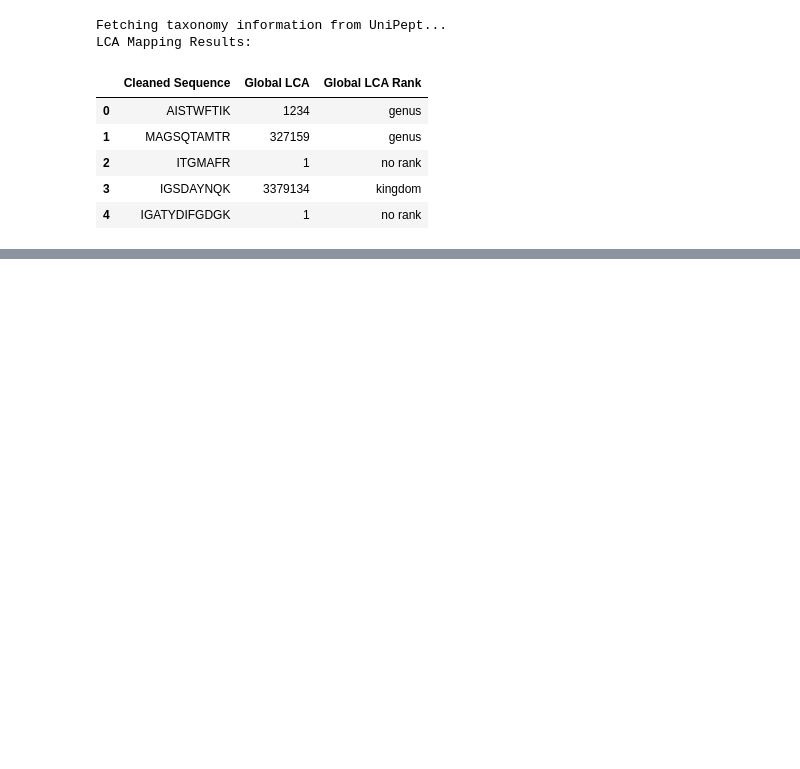
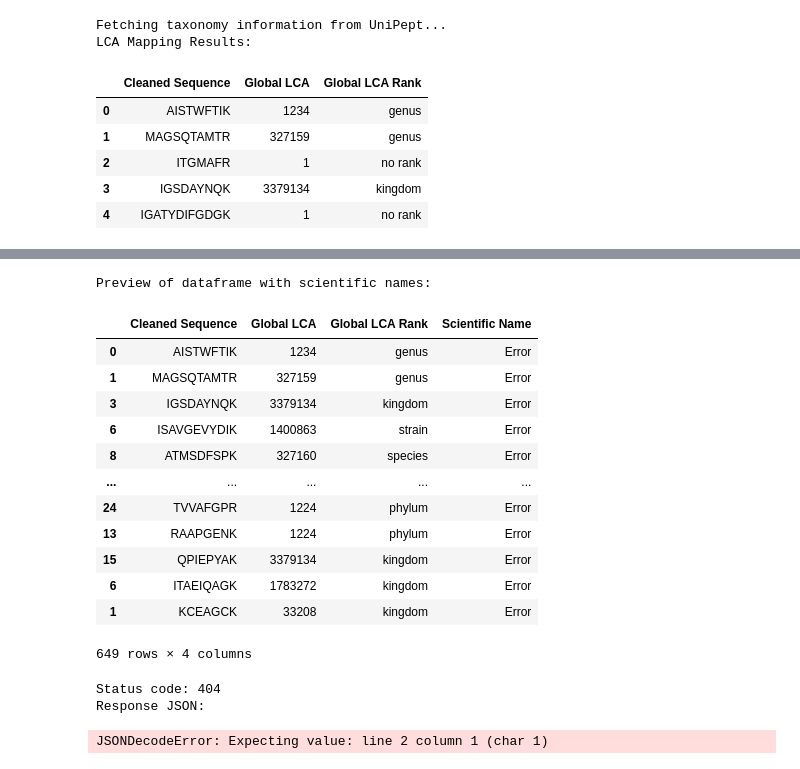
Before and after one commit to Asciilator/Peptide_identification_with_custom_database, a Jupyter notebook: pipeline_algorithm.ipynb, the cells around one changed output, grey strips where cells are left out. Saved outputs shown, nothing was run; the diff lists cells and outputs as text; code cells hidden in the pictures; blank space fills up the shorter version.

```diff
--- a/pipeline_algorithm.ipynb
+++ b/pipeline_algorithm.ipynb
@@ -230,0 +317,66 @@ LCA Mapping Results:
+# %%
+import requests
+import time
+
+# Step 1: Get unique taxon IDs from the filtered dataframe
+unique_taxa = filtered_lca_df["Global LCA"].unique()
+
+# Step 2: Define a dictionary to store Taxon ID → Scientific Name
+taxon_to_name = {}
+
+# Step 3: Query NCBI Entrez API for each taxon ID
+for taxon_id in unique_taxa:
+    try:
+        url = f"https://api.ncbi.nlm.nih.gov/taxonomy/v0/taxons/{taxon_id}"
+        response = requests.get(url)
+        data = response.json()
+
+        if "scientificName" in data:
+            taxon_to_name[taxon_id] = data["scientificName"]
+        elif "lineage" in data and len(data["lineage"]) > 0:
+            # Fallback: try to grab the name from lineage if available
+            taxon_to_name[taxon_id] = data["lineage"][-1]["scientificName"]
+        else:
+            taxon_to_name[taxon_id] = "Unknown"
+
+    except Exception as e:
+        taxon_to_name[taxon_id] = "Error"
+
+    time.sleep(0.2)  # Be kind to the API
+
+# Step 4: Map scientific names back into a new dataframe
+filtered_lca_named_df = filtered_lca_df.copy()
+filtered_lca_named_df["Scientific Name"] = filtered_lca_named_df["Global LCA"].map(taxon_to_name)
+
+# Step 5: Preview the new dataframe
+print("Preview of dataframe with scientific names:")
+display(filtered_lca_named_df)
+# %% [output]
+Preview of dataframe with scientific names:
+|  | Cleaned Sequence | Global LCA | Global LCA Rank | Scientific Name |
+| 0 | AISTWFTIK | 1234 | genus | Error |
+| 1 | MAGSQTAMTR | 327159 | genus | Error |
+| 3 | IGSDAYNQK | 3379134 | kingdom | Error |
+| 6 | ISAVGEVYDIK | 1400863 | strain | Error |
+| 8 | ATMSDFSPK | 327160 | species | Error |
+| ... | ... | ... | ... | ... |
+| 24 | TVVAFGPR | 1224 | phylum | Error |
+| 13 | RAAPGENK | 1224 | phylum | Error |
+| 15 | QPIEPYAK | 3379134 | kingdom | Error |
+| 6 | ITAEIQAGK | 1783272 | kingdom | Error |
+| 1 | KCEAGCK | 33208 | kingdom | Error |
+649 rows × 4 columns
+# %%
+# Debugging the scientific name error
+taxon_id = 1234  # try with other IDs as well
+url = f"https://api.ncbi.nlm.nih.gov/taxonomy/v0/taxons/{taxon_id}"
+
+response = requests.get(url)
+
+print("Status code:", response.status_code)
+print("Response JSON:")
+print(response.json())
+# %% [output]
+Status code: 404
+Response JSON:
+JSONDecodeError: Expecting value: line 2 column 1 (char 1)
```
Also changed, not shown: parts of 7 cells of this notebook.
